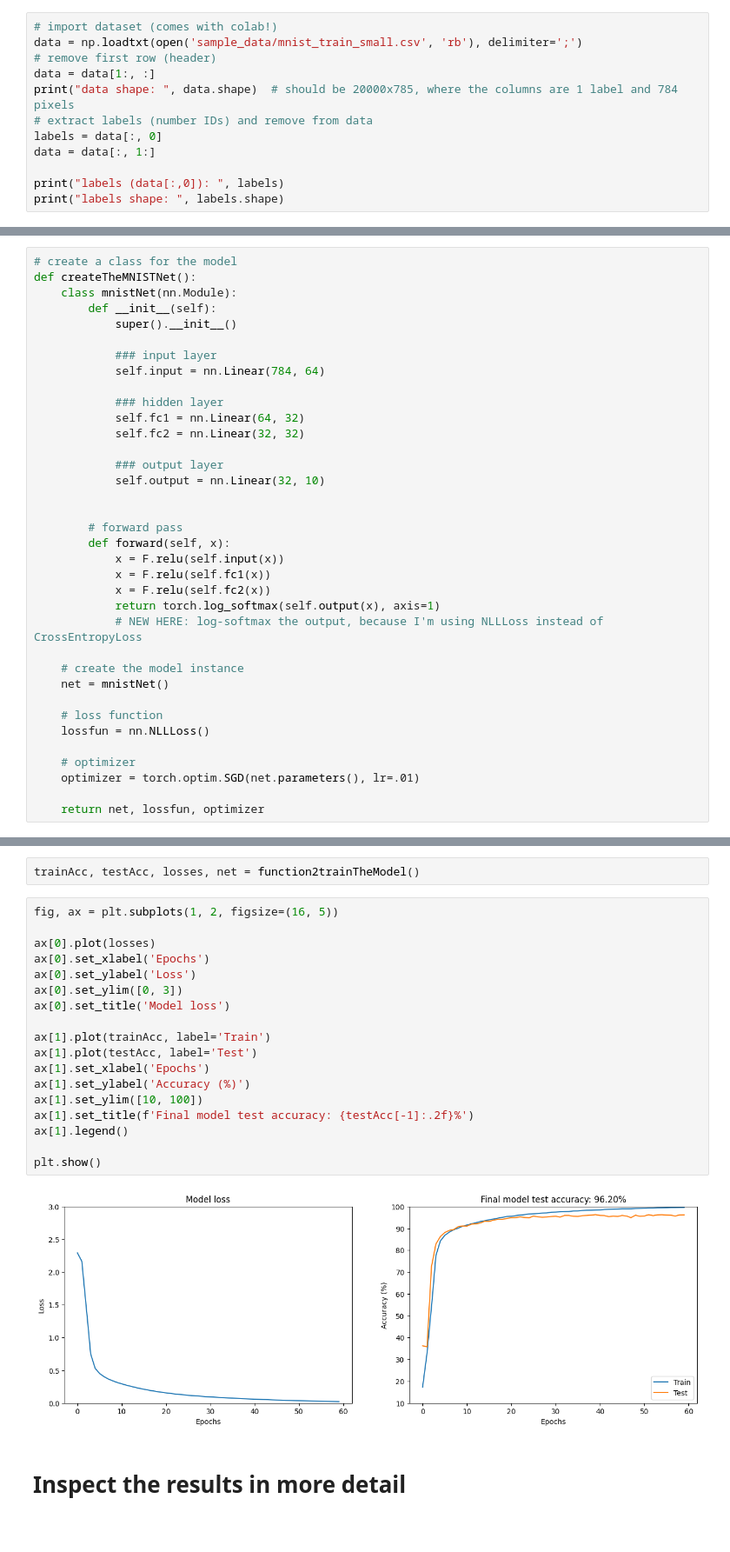
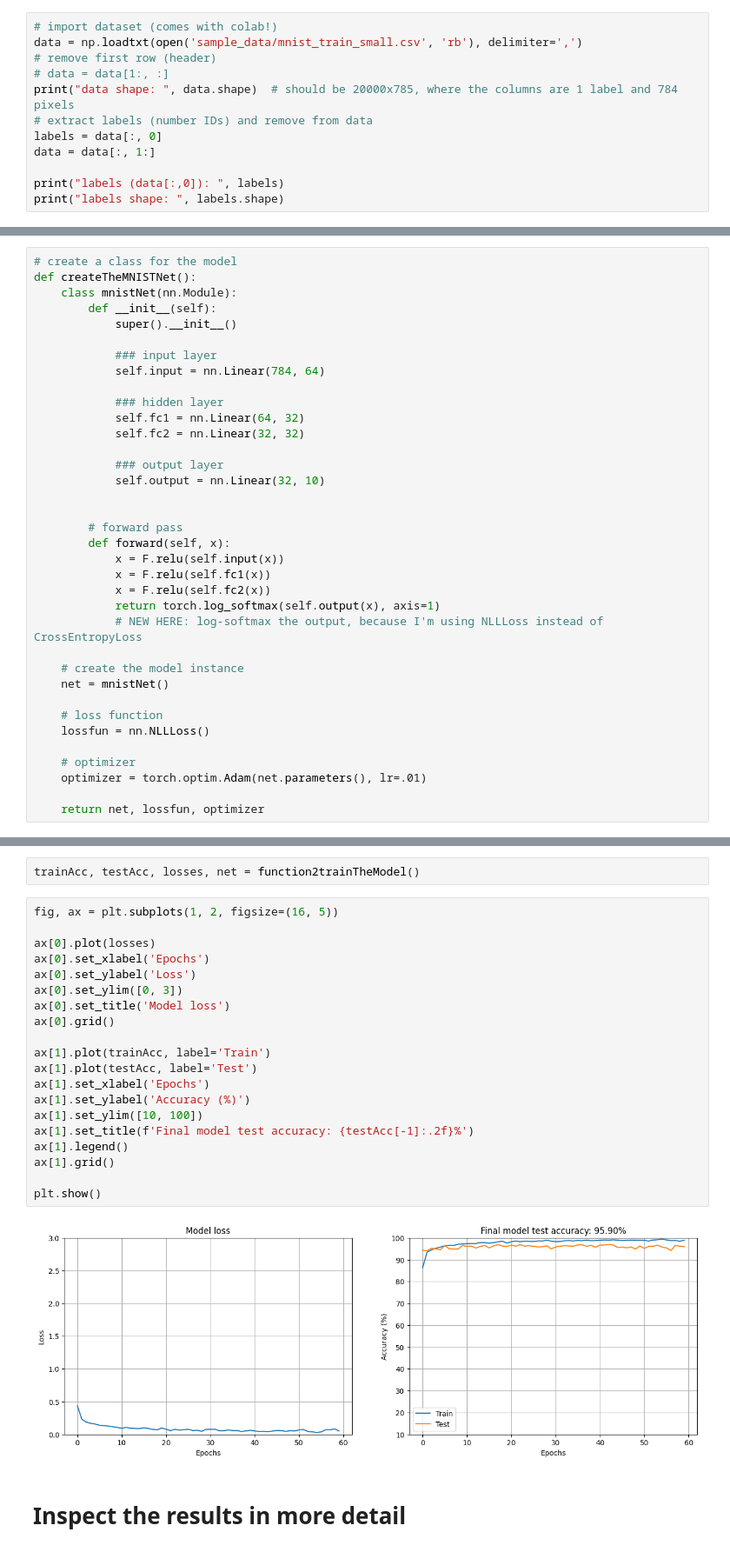
Before and after one commit to marzzelo/DeepUnderstandingOfDeepLearning, a Jupyter notebook: FFN/DUDL_FFN_FFNonMNIST.ipynb, the cells around one changed output, grey strips where cells are left out. Shown: that part at 87% size. Drawn from its saved outputs; the diff is of its cells as text.

```diff
--- a/FFN/DUDL_FFN_FFNonMNIST.ipynb
+++ b/FFN/DUDL_FFN_FFNonMNIST.ipynb
@@ -21,9 +21,9 @@ matplotlib_inline.backend_inline.set_matplotlib_formats('png')
 # Import and process the data
 # %%
 # import dataset (comes with colab!)
-data = np.loadtxt(open('sample_data/mnist_train_small.csv', 'rb'), delimiter=';')
+data = np.loadtxt(open('sample_data/mnist_train_small.csv', 'rb'), delimiter=',')
 # remove first row (header)
-data = data[1:, :]
+# data = data[1:, :]
 print("data shape: ", data.shape)  # should be 20000x785, where the columns are 1 label and 784 pixels
 # extract labels (number IDs) and remove from data
 labels = data[:, 0]
@@ -131,7 +113,7 @@ def createTheMNISTNet():
     lossfun = nn.NLLLoss()
 
     # optimizer
-    optimizer = torch.optim.SGD(net.parameters(), lr=.01)
+    optimizer = torch.optim.Adam(net.parameters(), lr=.01)
 
     return net, lossfun, optimizer
 # %%
@@ -218,23 +200,25 @@ trainAcc, testAcc, losses, net = function2trainTheModel()
 # %%
 fig, ax = plt.subplots(1, 2, figsize=(16, 5))
 
 ax[0].plot(losses)
 ax[0].set_xlabel('Epochs')
 ax[0].set_ylabel('Loss')
 ax[0].set_ylim([0, 3])
 ax[0].set_title('Model loss')
+ax[0].grid()
 
 ax[1].plot(trainAcc, label='Train')
 ax[1].plot(testAcc, label='Test')
 ax[1].set_xlabel('Epochs')
 ax[1].set_ylabel('Accuracy (%)')
 ax[1].set_ylim([10, 100])
 ax[1].set_title(f'Final model test accuracy: {testAcc[-1]:.2f}%')
 ax[1].legend()
+ax[1].grid()
 
 plt.show()
 # %% [output]
-[figure, old version]
+[figure, new version]
 # %% [markdown]
 # Inspect the results in more detail
 # %%
```
Also changed, not shown: parts of 5 cells of this notebook, 11 other files.
